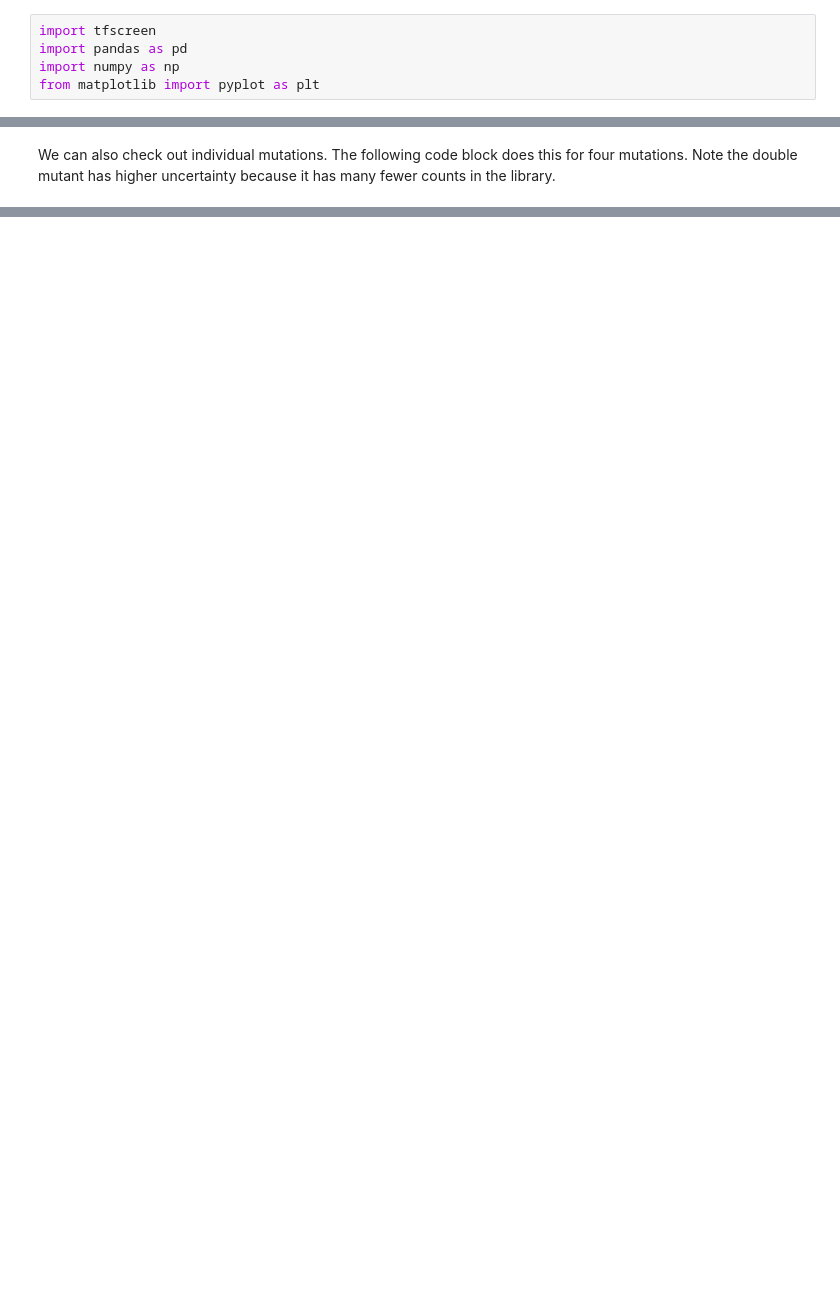
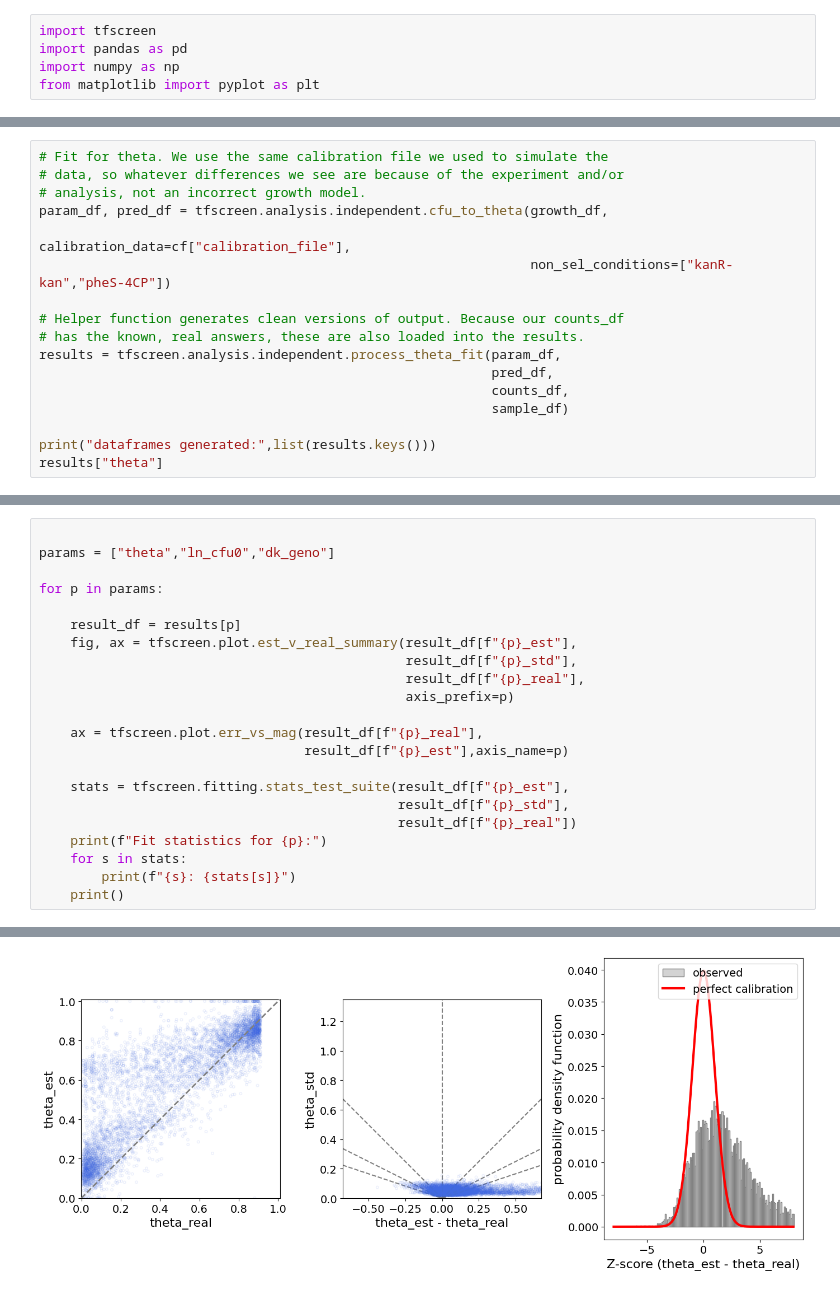
Before and after one commit to harmsm/tfscreen, a Jupyter notebook: notebooks/tfscreen-walkthrough/tfscreen-walkthrough.ipynb, the cells around one changed output, grey strips where cells are left out. Saved outputs shown, nothing was run; the diff lists cells and outputs as text; blank space fills up the shorter version.

```diff
--- a/notebooks/tfscreen-walkthrough/tfscreen-walkthrough.ipynb
+++ b/notebooks/tfscreen-walkthrough/tfscreen-walkthrough.ipynb
@@ -251,0 +84,17 @@ _ = tfscreen.plot.err_vs_mag(obs=pred_df["obs"],
+# %%
+# Fit for theta. We use the same calibration file we used to simulate the
+# data, so whatever differences we see are because of the experiment and/or
+# analysis, not an incorrect growth model.
+param_df, pred_df = tfscreen.analysis.independent.cfu_to_theta(growth_df,
+                                                               calibration_data=cf["calibration_file"],
+                                                               non_sel_conditions=["kanR-kan","pheS-4CP"])
+
+# Helper function generates clean versions of output. Because our counts_df
+# has the known, real answers, these are also loaded into the results.
+results = tfscreen.analysis.independent.process_theta_fit(param_df,
+                                                          pred_df,
+                                                          counts_df,
+                                                          sample_df)
+
+print("dataframes generated:",list(results.keys()))
+results["theta"]
@@ -429,2 +124,23 @@ Fit attempt rate: 0.9767821782178218
-# %% [markdown]
-We can also check out individual mutations. The following code block does this for four mutations. Note the double mutant has higher uncertainty because it has many fewer counts in the library.
+# %%
+
+params = ["theta","ln_cfu0","dk_geno"]
+
+for p in params:
+
+    result_df = results[p]
+    fig, ax = tfscreen.plot.est_v_real_summary(result_df[f"{p}_est"],
+                                               result_df[f"{p}_std"],
+                                               result_df[f"{p}_real"],
+                                               axis_prefix=p)
+
+    ax = tfscreen.plot.err_vs_mag(result_df[f"{p}_real"],
+                                  result_df[f"{p}_est"],axis_name=p)
+
+    stats = tfscreen.fitting.stats_test_suite(result_df[f"{p}_est"],
+                                              result_df[f"{p}_std"],
+                                              result_df[f"{p}_real"])
+    print(f"Fit statistics for {p}:")
+    for s in stats:
+        print(f"{s}: {stats[s]}")
+    print()
+# %% [output]
@@ -430,0 +164 @@ We can also check out individual mutations. The following code block does this f
+[figure, added]
```
Also changed, not shown: parts of 39 cells of this notebook, 16 other files.
